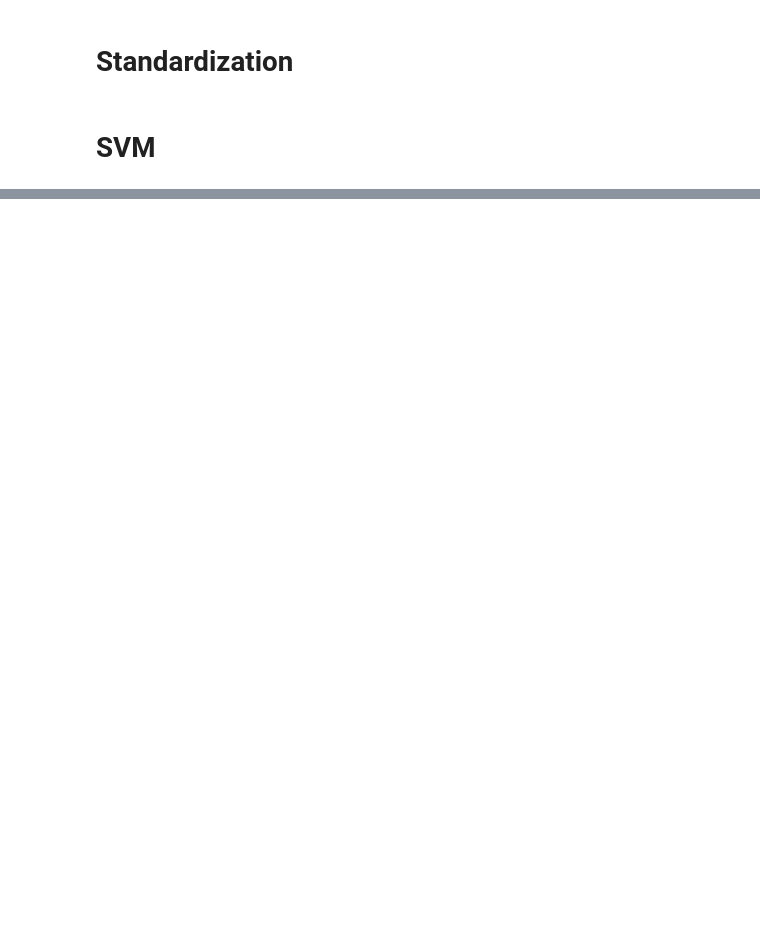
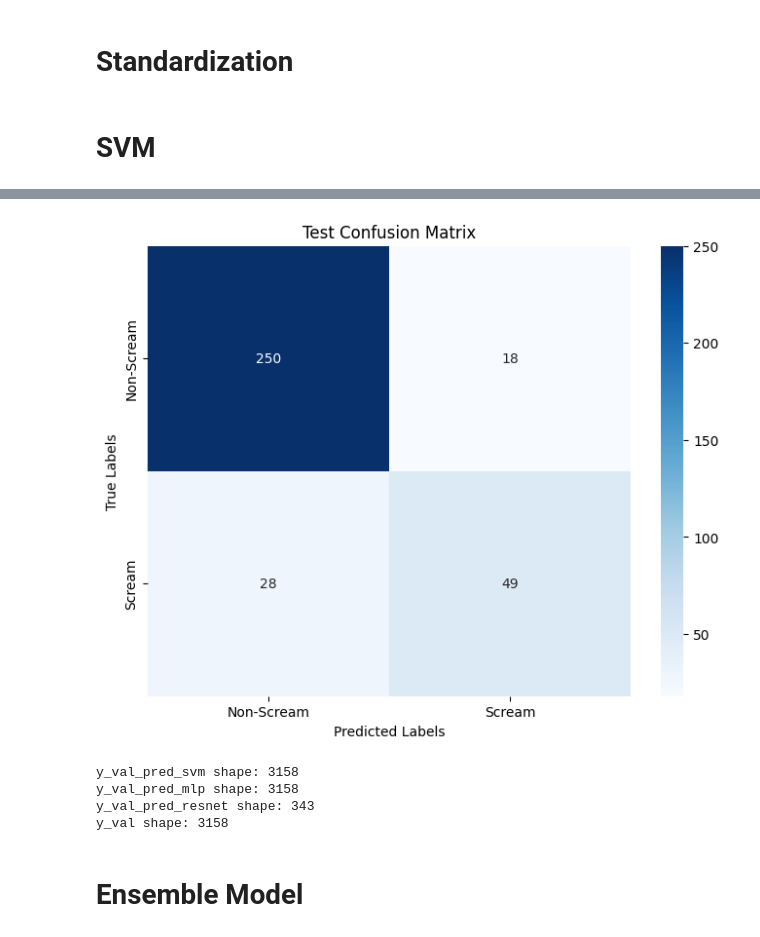
Before and after one commit to AshrafHussain23/Semester_3_Thesis, a Jupyter notebook: Scream Detection.ipynb, the cells around one changed output, grey strips where cells are left out. Saved outputs shown, nothing was run; the diff lists cells and outputs as text; code cells hidden in the pictures; blank space fills up the shorter version.

```diff
--- a/Scream Detection.ipynb
+++ b/Scream Detection.ipynb
@@ -649,0 +1032,14 @@ ResNet-34 Confusion Matrix:
+# %%
+y_val_pred_resnet = []
+
+resnet_model.eval()
+with torch.no_grad():
+    for images, labels in val_loader:
+        images = images.to(device)
+        outputs = resnet_model(images)
+        _, preds = torch.max(outputs.data, 1)
+        y_val_pred_resnet.extend(preds.cpu().numpy())
+
+# Ensure the shape matches
+print(f"Updated y_val_pred_resnet shape: {len(y_val_pred_resnet)}")
+assert len(y_val_pred_resnet) == len(y_val), "ResNet predictions do not match validation labels!"
@@ -649,0 +1087,15 @@ ResNet-34 Confusion Matrix:
+# %%
+y_test_pred_resnet = []
+test_labels = []
+
+with torch.no_grad():
+    for images, labels in test_loader:
+        images, labels = images.to(device), labels.to(device)
+        outputs = resnet_model(images)
+        _, preds = torch.max(outputs.data, 1)
+        y_test_pred_resnet.extend(preds.cpu().numpy())
+        test_labels.extend(labels.cpu().numpy())
+
+# Test accuracy
+test_accuracy = accuracy_score(test_labels, y_test_pred_resnet)
+print(f"ResNet-34 Test Accuracy: {test_accuracy:.2f}")
@@ -649,0 +1119,27 @@ ResNet-34 Confusion Matrix:
+# %%
+from sklearn.metrics import confusion_matrix
+import seaborn as sns
+import matplotlib.pyplot as plt
+
+test_conf_matrix = confusion_matrix(test_labels, y_test_pred_resnet)
+
+plt.figure(figsize=(8, 6))
+sns.heatmap(test_conf_matrix, annot=True, fmt='d', cmap='Blues', xticklabels=['Non-Scream', 'Scream'], yticklabels=['Non-Scream', 'Scream'])
+plt.title("Test Confusion Matrix")
+plt.xlabel("Predicted Labels")
+plt.ylabel("True Labels")
+plt.show()
+# %% [output]
+[figure, added]
+# %%
+print(f"y_val_pred_svm shape: {len(y_val_pred_svm)}")
+print(f"y_val_pred_mlp shape: {len(y_val_pred_mlp)}")
+print(f"y_val_pred_resnet shape: {len(y_val_pred_resnet)}")
+print(f"y_val shape: {len(y_val)}")
+# %% [output]
+y_val_pred_svm shape: 3158
+y_val_pred_mlp shape: 3158
+y_val_pred_resnet shape: 343
+y_val shape: 3158
+# %% [markdown]
+# Ensemble Model
```
Also changed, not shown: parts of 90 cells of this notebook, 4 other files.
